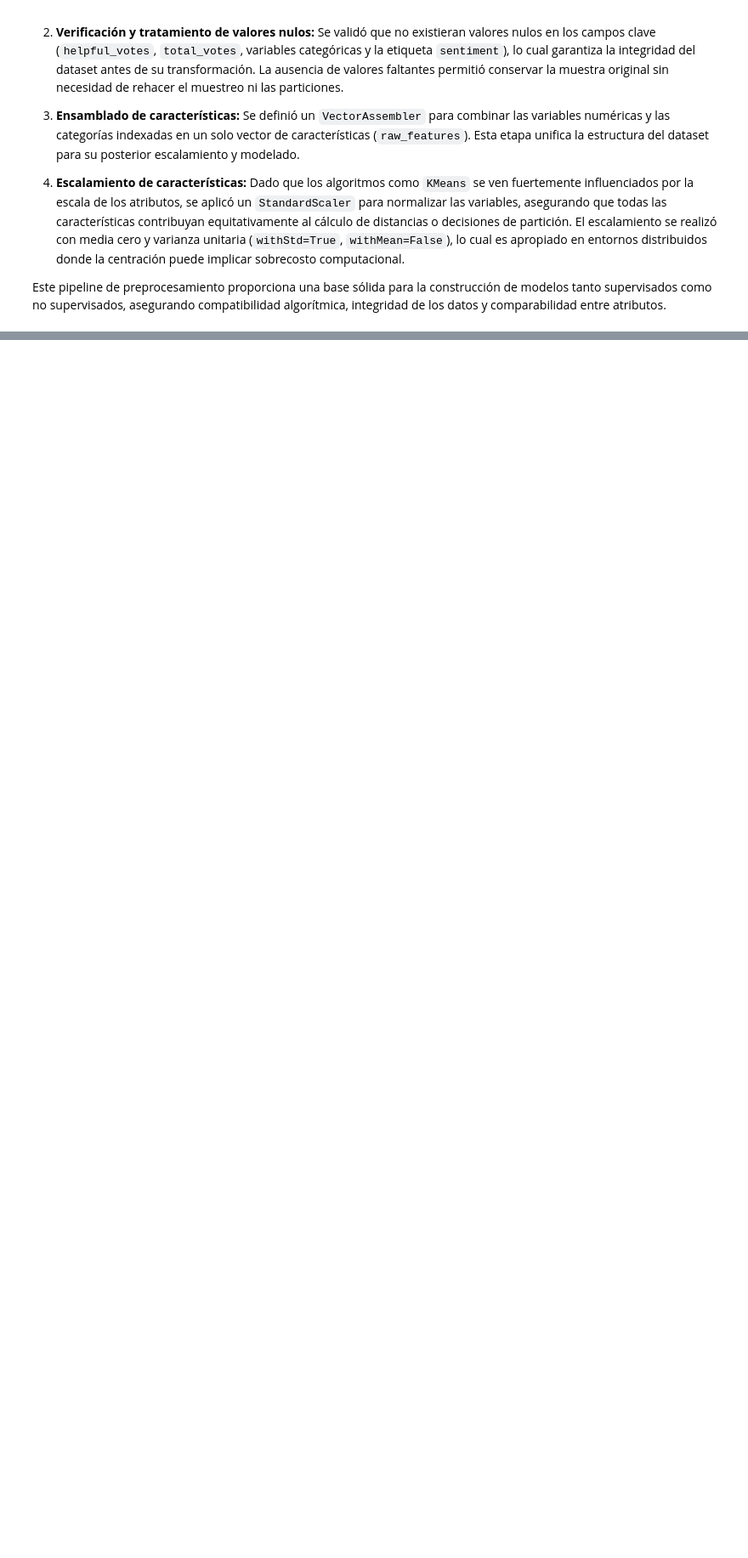
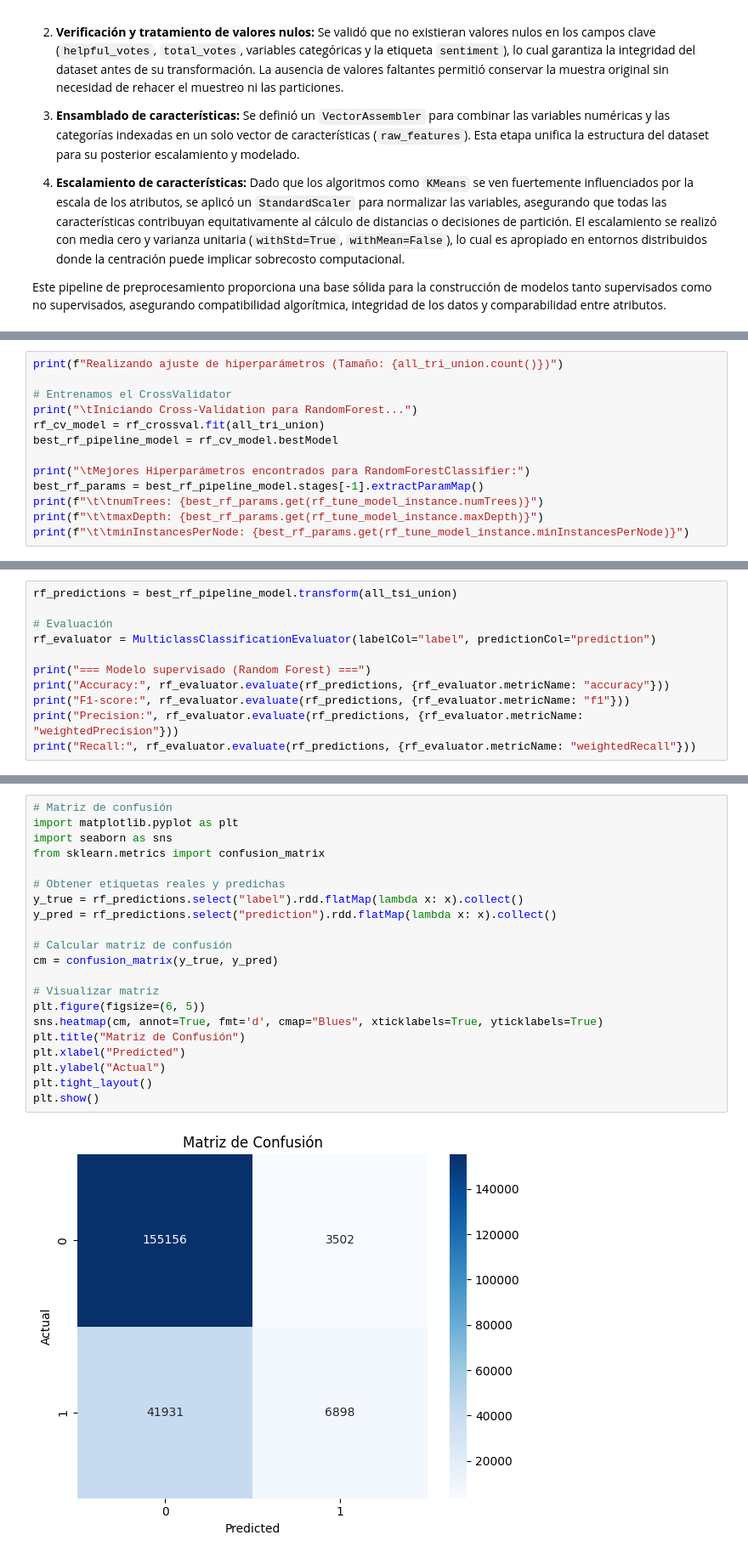
Before and after one commit to AlejandroDiaz10/Proyecto-Big-Data-PySpark, a Jupyter notebook: Entrega Final/ProyectoFinal_Equipo37.ipynb, the cells around one changed output, grey strips where cells are left out. Shown at 85% size. Drawn from its saved outputs; the diff is of its cells as text; blank space fills up the shorter version.

```diff
--- a/Entrega Final/ProyectoFinal_Equipo37.ipynb
+++ b/Entrega Final/ProyectoFinal_Equipo37.ipynb
@@ -1375,0 +885,13 @@ Los resultados confirman que entrenar sobre datos desbalanceados puede optimizar
+# %%
+print(f"Realizando ajuste de hiperparámetros (Tamaño: {all_tri_union.count()})")
+
+# Entrenamos el CrossValidator
+print("\tIniciando Cross-Validation para RandomForest...")
+rf_cv_model = rf_crossval.fit(all_tri_union)
+best_rf_pipeline_model = rf_cv_model.bestModel
+
+print("\tMejores Hiperparámetros encontrados para RandomForestClassifier:")
+best_rf_params = best_rf_pipeline_model.stages[-1].extractParamMap()
+print(f"\t\tnumTrees: {best_rf_params.get(rf_tune_model_instance.numTrees)}")
+print(f"\t\tmaxDepth: {best_rf_params.get(rf_tune_model_instance.maxDepth)}")
+print(f"\t\tminInstancesPerNode: {best_rf_params.get(rf_tune_model_instance.minInstancesPerNode)}")
@@ -1465,0 +991,11 @@ Es importante tener precaución al interpretar estos resultados. Un Silhouette S
+# %%
+rf_predictions = best_rf_pipeline_model.transform(all_tsi_union)
+
+# Evaluación
+rf_evaluator = MulticlassClassificationEvaluator(labelCol="label", predictionCol="prediction")
+
+print("=== Modelo supervisado (Random Forest) ===")
+print("Accuracy:", rf_evaluator.evaluate(rf_predictions, {rf_evaluator.metricName: "accuracy"}))
+print("F1-score:", rf_evaluator.evaluate(rf_predictions, {rf_evaluator.metricName: "f1"}))
+print("Precision:", rf_evaluator.evaluate(rf_predictions, {rf_evaluator.metricName: "weightedPrecision"}))
+print("Recall:", rf_evaluator.evaluate(rf_predictions, {rf_evaluator.metricName: "weightedRecall"}))
@@ -1465,0 +1011,23 @@ Es importante tener precaución al interpretar estos resultados. Un Silhouette S
+# %%
+# Matriz de confusión
+import matplotlib.pyplot as plt
+import seaborn as sns
+from sklearn.metrics import confusion_matrix
+
+# Obtener etiquetas reales y predichas
+y_true = rf_predictions.select("label").rdd.flatMap(lambda x: x).collect()
+y_pred = rf_predictions.select("prediction").rdd.flatMap(lambda x: x).collect()
+
+# Calcular matriz de confusión
+cm = confusion_matrix(y_true, y_pred)
+
+# Visualizar matriz
+plt.figure(figsize=(6, 5))
+sns.heatmap(cm, annot=True, fmt='d', cmap="Blues", xticklabels=True, yticklabels=True)
+plt.title("Matriz de Confusión")
+plt.xlabel("Predicted")
+plt.ylabel("Actual")
+plt.tight_layout()
+plt.show()
+# %% [output]
+[figure, added]
```
Also changed, not shown: parts of 67 cells of this notebook, 1 other file.
